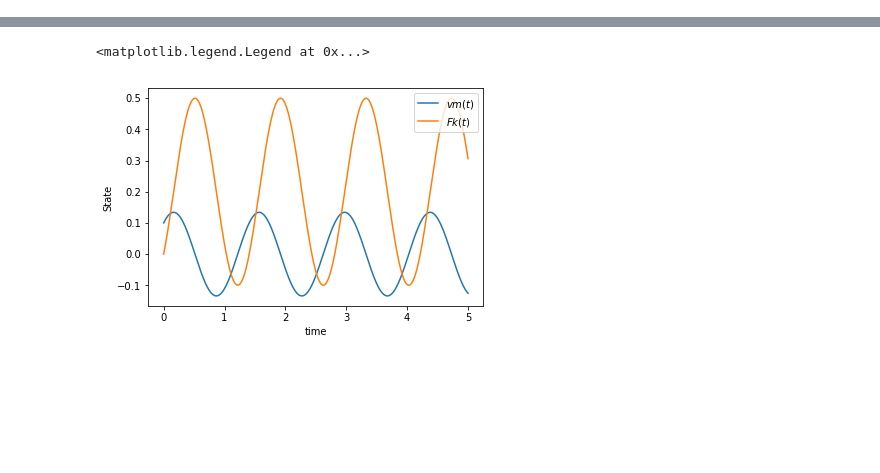
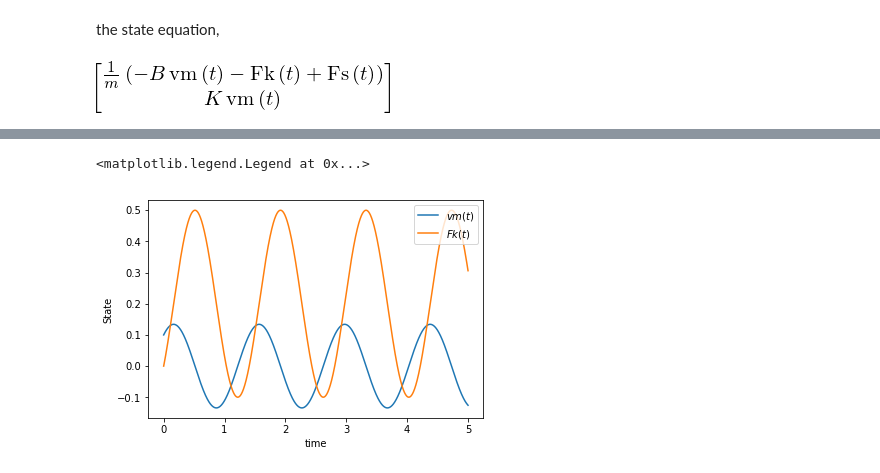
Before and after one commit to CameronDevine/StateMint, a Jupyter notebook: python/Example.ipynb, the cells around one changed output, grey strips where cells are left out. Drawn from its saved outputs; the diff is of its cells as text; code cells hidden in the pictures; blank space fills up the shorter version.

```diff
--- a/python/Example.ipynb
+++ b/python/Example.ipynb
@@ -13,0 +49,6 @@ OutputVars = 'vm, Fk'
+# %% [markdown]
+the state equation,
+# %%
+sys.StateEq
+# %% [output]
+[figure, added]
```
Also changed, not shown: parts of 24 cells of this notebook.
